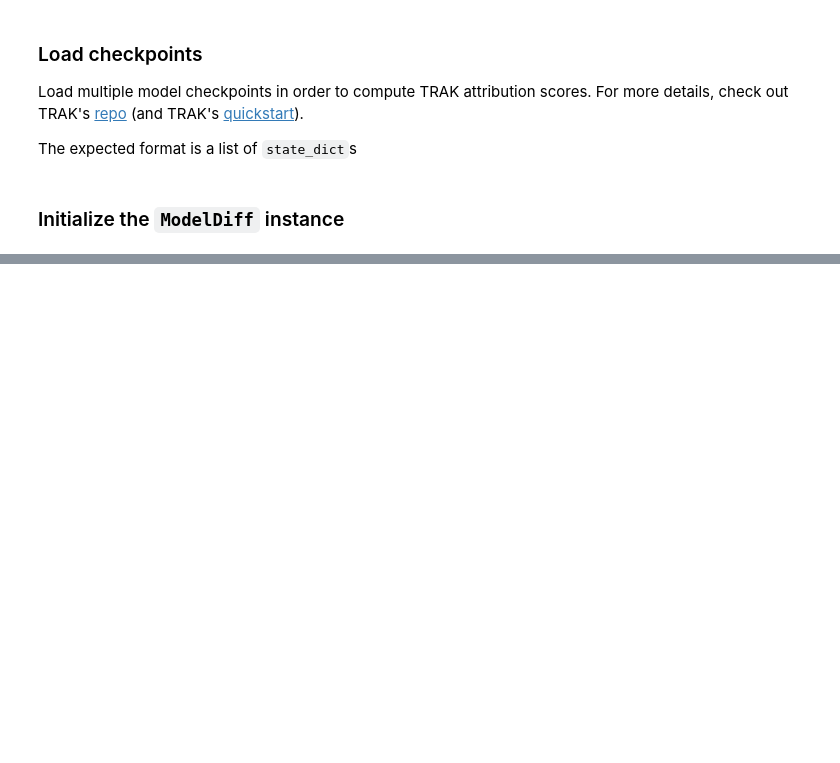
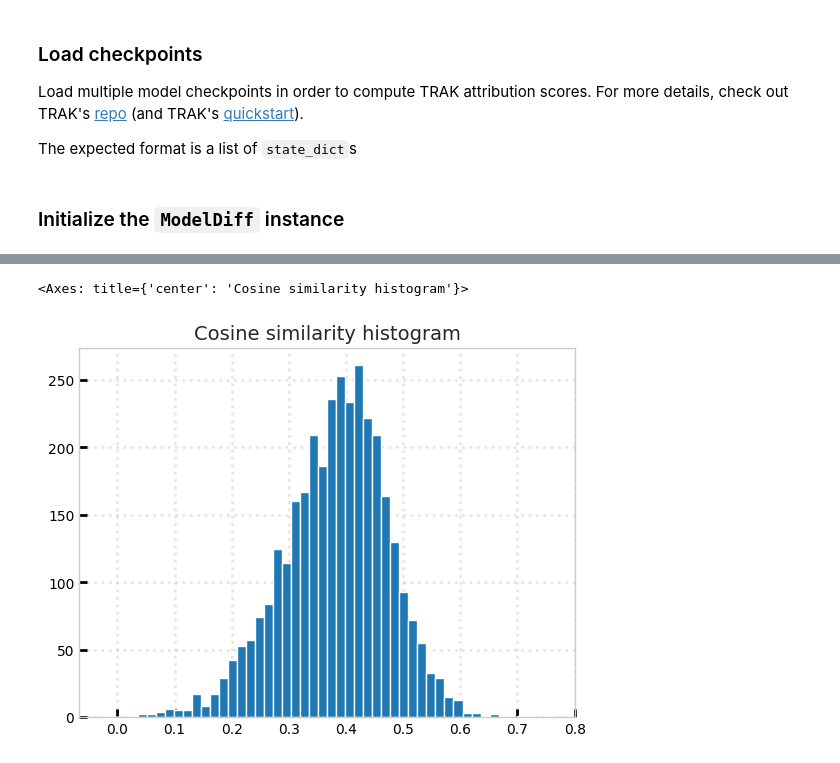
Before and after one commit to MadryLab/modeldiff, a Jupyter notebook: notebooks/api_example.ipynb, the cells around one changed output, grey strips where cells are left out. Drawn from its saved outputs; the diff is of its cells as text; code cells hidden in the pictures; blank space fills up the shorter version.

```diff
--- a/notebooks/api_example.ipynb
+++ b/notebooks/api_example.ipynb
@@ -135,0 +193,16 @@ That's it!
+# %%
+# given example x, compute cosine similarity of its trak scores corresponding to algorithm A and B
+def get_cosine_similarity(dm1, dm2):
+    n1 = np.linalg.norm(dm1, axis=1)
+    n2 = np.linalg.norm(dm2, axis=1)
+    return (dm1*dm2).sum(axis=1)/(n1*n2)
+
+scores_with, scores_without = diff1['scores']['A'], diff1['scores']['B']
+cosine_sim = get_cosine_similarity(scores_with, scores_without)
+
+plt.style.use('seaborn-whitegrid')
+plt.hist(cosine_sim, bins=50, edgecolor='white')
+plot_utils.update_ax(plt.gca(), 'Cosine similarity histogram')
+# %% [output]
+<Axes: title={'center': 'Cosine similarity histogram'}>
+[figure, added]
```
Also changed, not shown: parts of 29 cells of this notebook, 7 other files.
